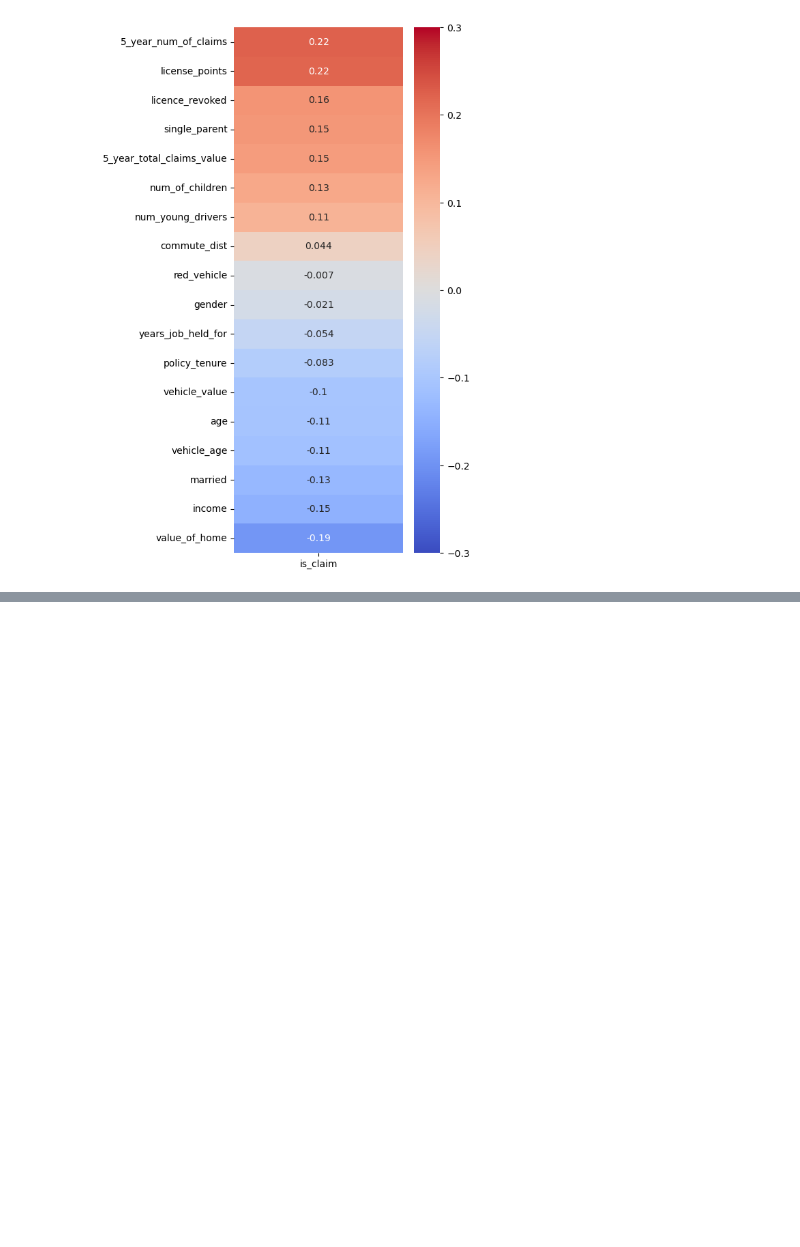
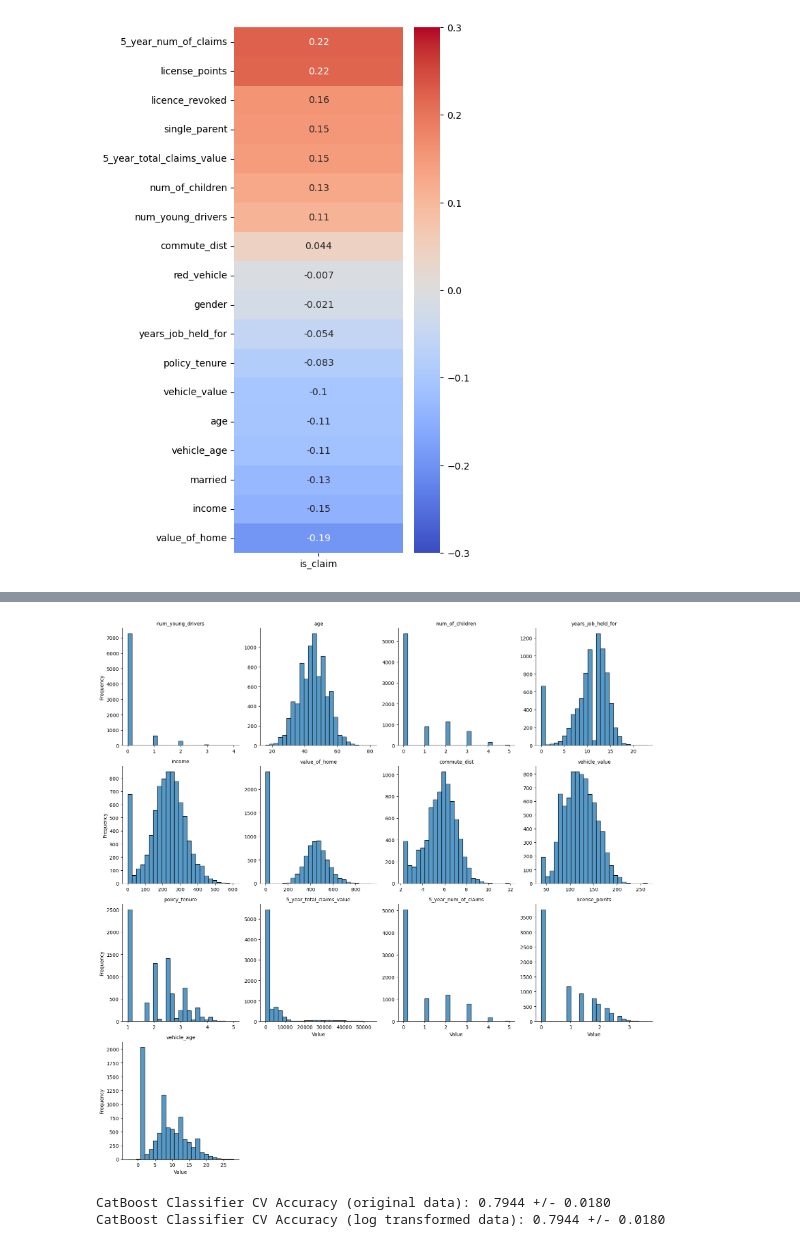
Before and after one commit to overduality/car_insurance, a Jupyter notebook: data_read.ipynb, the cells around one changed output, grey strips where cells are left out. Saved outputs shown, nothing was run; the diff lists cells and outputs as text; code cells hidden in the pictures; blank space fills up the shorter version.

```diff
--- a/data_read.ipynb
+++ b/data_read.ipynb
@@ -240,0 +635,42 @@ sns.heatmap(corr_matrix_no_claim[['is_claim']], cmap = 'coolwarm', annot = True,
+# %%
+# define features we want to skew
+
+skewed_features = ['income', 'value_of_home', 'commute_dist', 'vehicle_value', 'policy_tenure', 'license_points']
+
+from scipy.stats import skew
+
+def log_of_features(data_df, skewed_features):
+    data = data_df.copy()
+    for feature in skewed_features:
+        data[feature] = np.sqrt(data[feature])
+    return data
+
+final_train_df_cleaned_log = log_of_features(final_train_df, skewed_features)
+# %%
+melted_X_train = final_train_df_cleaned_log[numerical_cols].melt(var_name='Column', value_name='Value')
+
+# create facetgrid(4 columns, 4 rows, height=4)
+g = sns.FacetGrid(
+    melted_X_train, col='Column', col_wrap=4,
+    sharex=False, sharey=False, height=4
+)
+
+# draw each histogram in its facet (25 bins)
+g.map(sns.histplot, 'Value', bins=25)
+
+g.set_axis_labels('Value', 'Frequency')
+g.set_titles(col_template='{col_name}')
+plt.tight_layout(); plt.show()
+# %% [output]
+[figure, added]
+# %%
+cat_boost_clf = CatBoostClassifier(random_state=42, verbose=0)
+
+cv_scores = cross_val_score(cat_boost_clf, final_train_df, y_train, cv = k_fold)
+cv_scores_log = cross_val_score(cat_boost_clf, final_train_df_cleaned_log, y_train, cv = k_fold)
+
+print(f'CatBoost Classifier CV Accuracy (original data): {cv_scores.mean():.4f} +/- {cv_scores.std():.4f}')
+print(f'CatBoost Classifier CV Accuracy (log transformed data): {cv_scores_log.mean():.4f} +/- {cv_scores_log.std():.4f}')
+# %% [output]
+CatBoost Classifier CV Accuracy (original data): 0.7944 +/- 0.0180
+CatBoost Classifier CV Accuracy (log transformed data): 0.7944 +/- 0.0180
```
Also changed, not shown: parts of 41 cells of this notebook, 4 other files.
